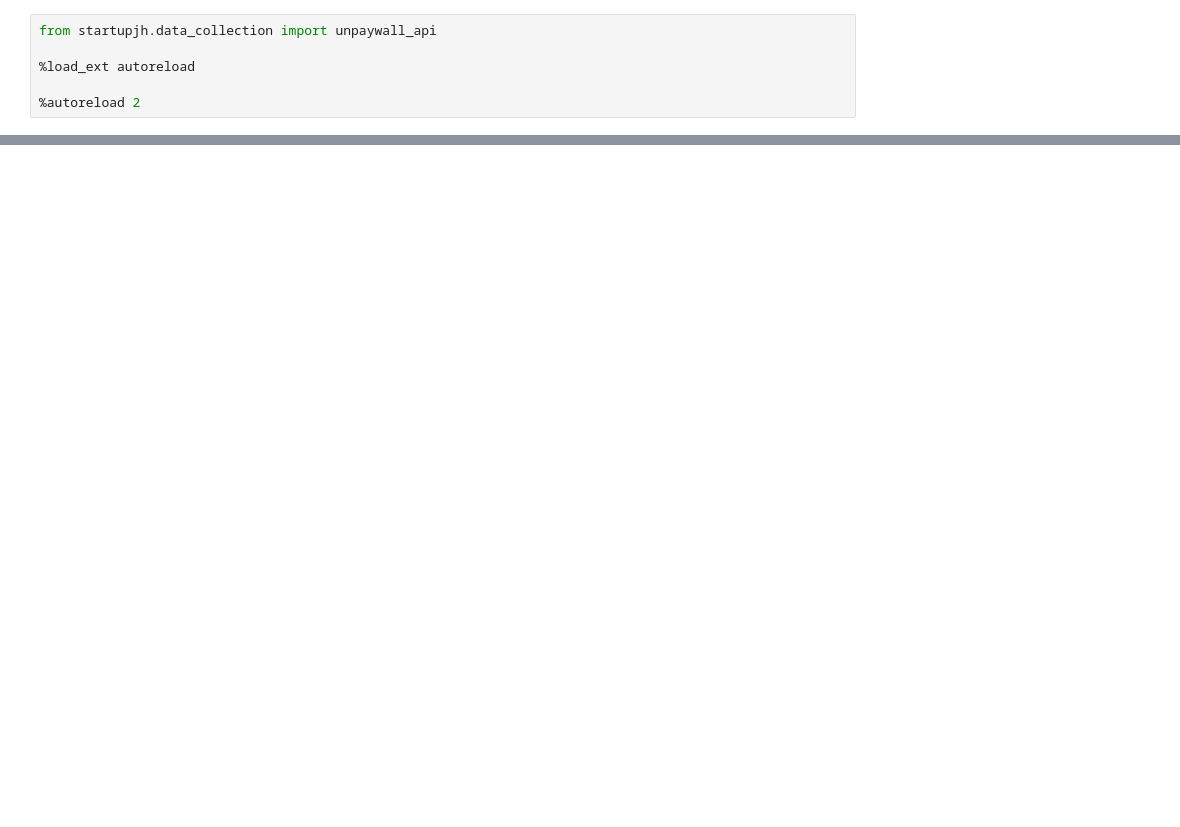
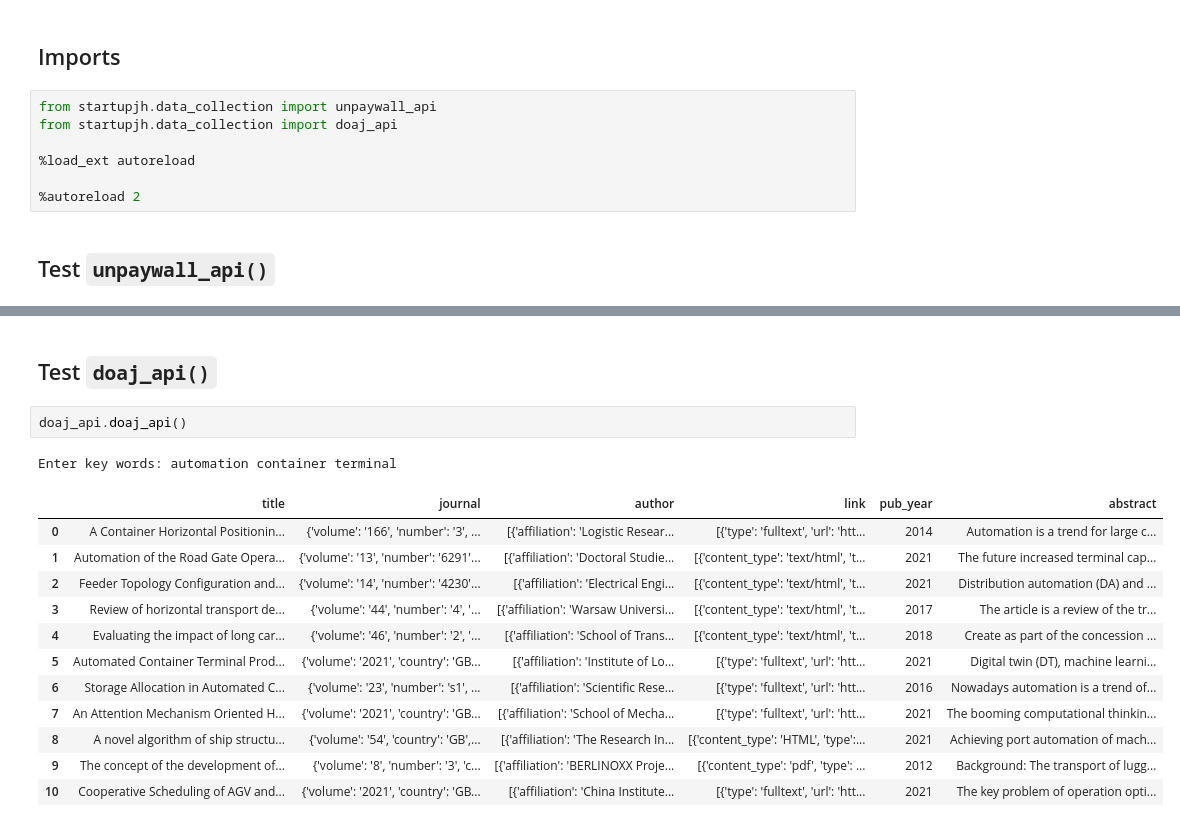
Before and after one commit to jhupiterz/research-analytics, a Jupyter notebook: Notebooks/test_unpaywall_api.ipynb, the cells around one changed output, grey strips where cells are left out. Saved outputs shown, nothing was run; the diff lists cells and outputs as text; blank space fills up the shorter version.

Commit message:
added doaj_api method

```diff
--- a/Notebooks/test_unpaywall_api.ipynb
+++ b/Notebooks/test_unpaywall_api.ipynb
@@ -3,9 +3,14 @@
+# %% [markdown]
+## Imports
 # %%
 from startupjh.data_collection import unpaywall_api
+from startupjh.data_collection import doaj_api
 
 %load_ext autoreload
 
 %autoreload 2
+# %% [markdown]
+## Test `unpaywall_api()`
 # %%
 unpaywall_api.unpaywall_api()
 # %% [output]
@@ -27,3 +32,21 @@ Enter key words: automation container terminal
 | 47 | A Comparative Study on Two Types ... | 10.1109/tase.2011.2165539 | journal-article | False | False | IEEE Transactions on Automation S... | 2012-01-01 | Institute of Electrical and Elect... | [{'family': 'Zhen', 'given': 'Lu'... |
 | 48 | Performance Estimation and Design... | 10.1109/tase.2021.3085329 | journal-article | False | False | IEEE Transactions on Automation S... | 2021-01-01 | Institute of Electrical and Elect... | [{'family': 'Xiang', 'given': 'Xi... |
 | 49 | Optimizing train loading operatio... | 10.3182/20140824-6-za-1003.02553 | journal-article | False | False | IFAC Proceedings Volumes | 2014-01-01 | Elsevier BV | [{'family': 'Anghinolfi', 'given'... |
+# %% [markdown]
+## Test `doaj_api()`
+# %%
+doaj_api.doaj_api()
+# %% [output]
+Enter key words: automation container terminal
+|  | title | journal | author | link | pub_year | abstract |
+| 0 | A Container Horizontal Positionin... | {'volume': '166', 'number': '3', ... | [{'affiliation': 'Logistic Resear... | [{'type': 'fulltext', 'url': 'htt... | 2014 | Automation is a trend for large c... |
+| 1 | Automation of the Road Gate Opera... | {'volume': '13', 'number': '6291'... | [{'affiliation': 'Doctoral Studie... | [{'content_type': 'text/html', 't... | 2021 | The future increased terminal cap... |
+| 2 | Feeder Topology Configuration and... | {'volume': '14', 'number': '4230'... | [{'affiliation': 'Electrical Engi... | [{'content_type': 'text/html', 't... | 2021 | Distribution automation (DA) and ... |
+| 3 | Review of horizontal transport de... | {'volume': '44', 'number': '4', '... | [{'affiliation': 'Warsaw Universi... | [{'content_type': 'text/html', 't... | 2017 | The article is a review of the tr... |
+| 4 | Evaluating the impact of long car... | {'volume': '46', 'number': '2', '... | [{'affiliation': 'School of Trans... | [{'content_type': 'text/html', 't... | 2018 | Create as part of the concession ... |
+| 5 | Automated Container Terminal Prod... | {'volume': '2021', 'country': 'GB... | [{'affiliation': 'Institute of Lo... | [{'type': 'fulltext', 'url': 'htt... | 2021 | Digital twin (DT), machine learni... |
+| 6 | Storage Allocation in Automated C... | {'volume': '23', 'number': 's1', ... | [{'affiliation': 'Scientific Rese... | [{'type': 'fulltext', 'url': 'htt... | 2016 | Nowadays automation is a trend of... |
+| 7 | An Attention Mechanism Oriented H... | {'volume': '2021', 'country': 'GB... | [{'affiliation': 'School of Mecha... | [{'type': 'fulltext', 'url': 'htt... | 2021 | The booming computational thinkin... |
+| 8 | A novel algorithm of ship structu... | {'volume': '54', 'country': 'GB',... | [{'affiliation': 'The Research In... | [{'content_type': 'HTML', 'type':... | 2021 | Achieving port automation of mach... |
+| 9 | The concept of the development of... | {'volume': '8', 'number': '3', 'c... | [{'affiliation': 'BERLINOXX Proje... | [{'content_type': 'pdf', 'type': ... | 2012 | Background: The transport of lugg... |
+| 10 | Cooperative Scheduling of AGV and... | {'volume': '2021', 'country': 'GB... | [{'affiliation': 'China Institute... | [{'type': 'fulltext', 'url': 'htt... | 2021 | The key problem of operation opti... |
```
Also changed, not shown: parts of 1 cell of this notebook, 2 other files.
